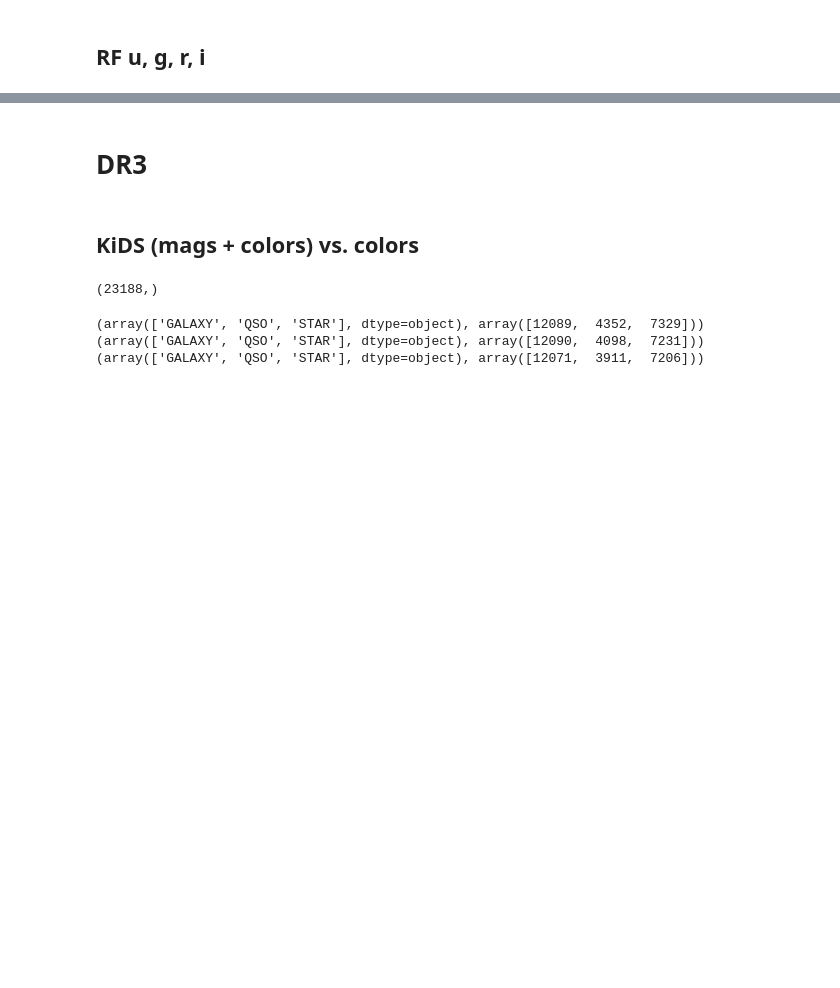
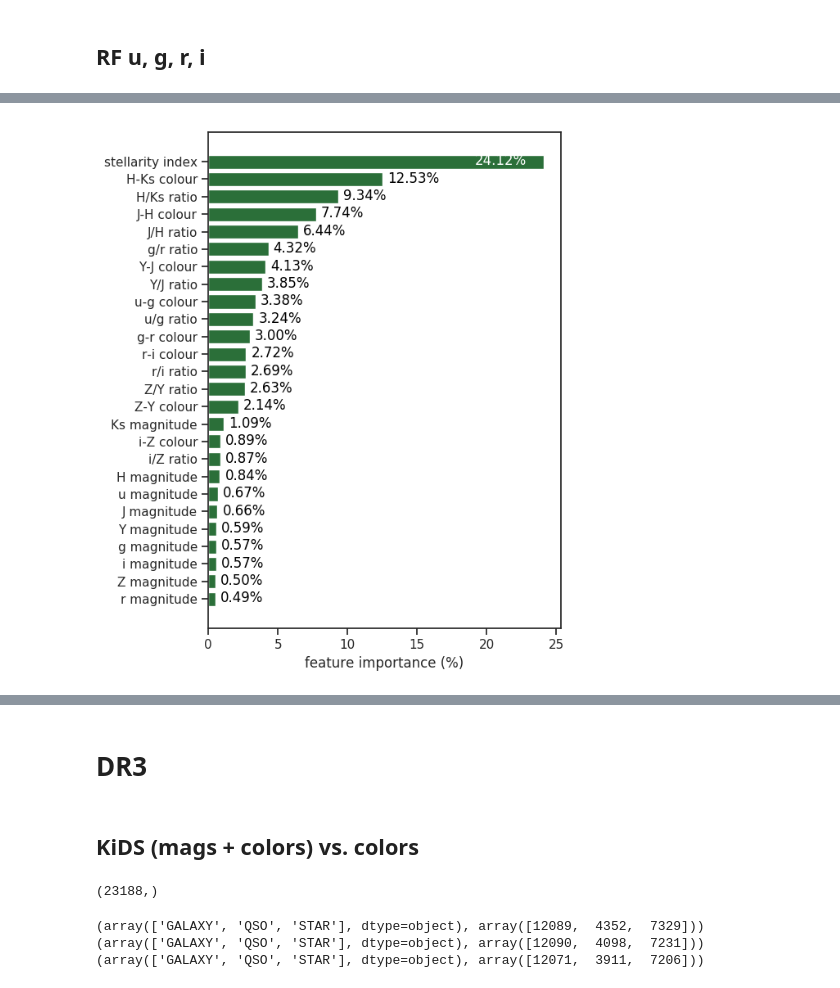
Before and after one commit to snakoneczny/kids-quasars, a Jupyter notebook: notebooks/experiment_results.ipynb, the cells around one changed output, grey strips where cells are left out. Saved outputs shown, nothing was run; the diff lists cells and outputs as text; code cells hidden in the pictures; blank space fills up the shorter version.

```diff
--- a/notebooks/experiment_results.ipynb
+++ b/notebooks/experiment_results.ipynb
@@ -26,0 +110,4 @@ sns.set_palette('cubehelix')
+# %%
+plot_feature_ranking(model_clf, FEATURES['all'])
+# %% [output]
+[figure, added]
```
Also changed, not shown: parts of 23 cells of this notebook, 6 other files.
